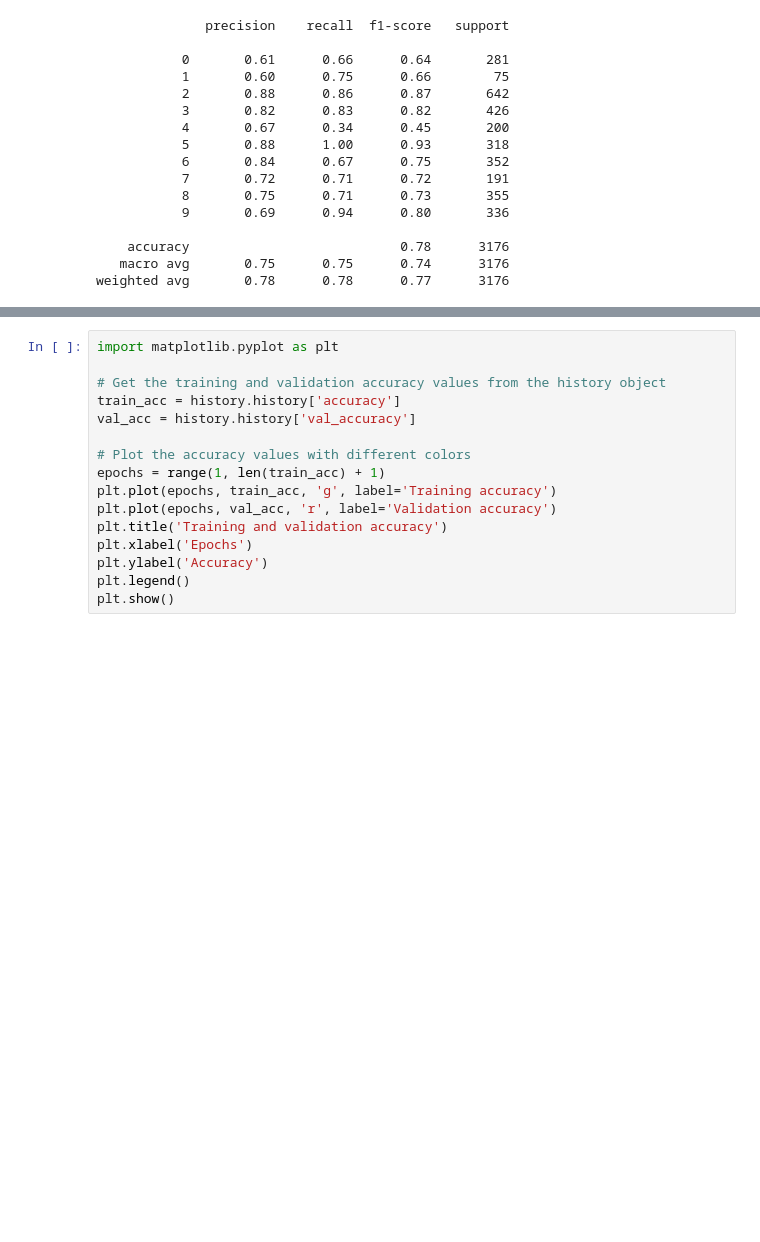
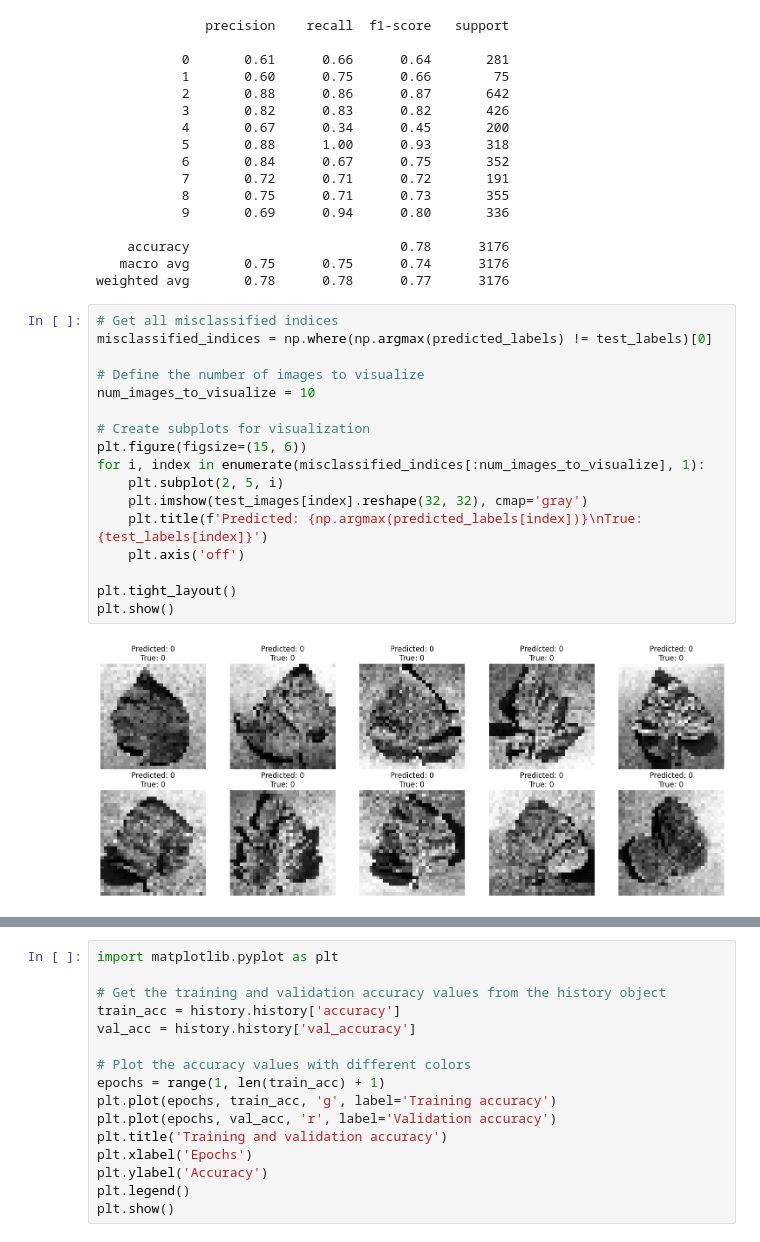
Before and after one commit to noelmt7/Tomato_Leaf_Disease_Detection, a Jupyter notebook: implementation.ipynb, the cells around one changed output, grey strips where cells are left out. Cells and saved outputs as stored; diff of their text form; blank space fills up the shorter version.

```diff
--- a/implementation.ipynb
+++ b/implementation.ipynb
@@ -230,3 +230,22 @@ print(report)
     accuracy                           0.78      3176
    macro avg       0.75      0.75      0.74      3176
 weighted avg       0.78      0.78      0.77      3176
+# %%
+# Get all misclassified indices
+misclassified_indices = np.where(np.argmax(predicted_labels) != test_labels)[0]
+
+# Define the number of images to visualize
+num_images_to_visualize = 10
+
+# Create subplots for visualization
+plt.figure(figsize=(15, 6))
+for i, index in enumerate(misclassified_indices[:num_images_to_visualize], 1):
+    plt.subplot(2, 5, i)
+    plt.imshow(test_images[index].reshape(32, 32), cmap='gray')
+    plt.title(f'Predicted: {np.argmax(predicted_labels[index])}\nTrue: {test_labels[index]}')
+    plt.axis('off')
+
+plt.tight_layout()
+plt.show()
+# %% [output]
+[figure, added]
```
Also changed, not shown: parts of 1 cell of this notebook.
